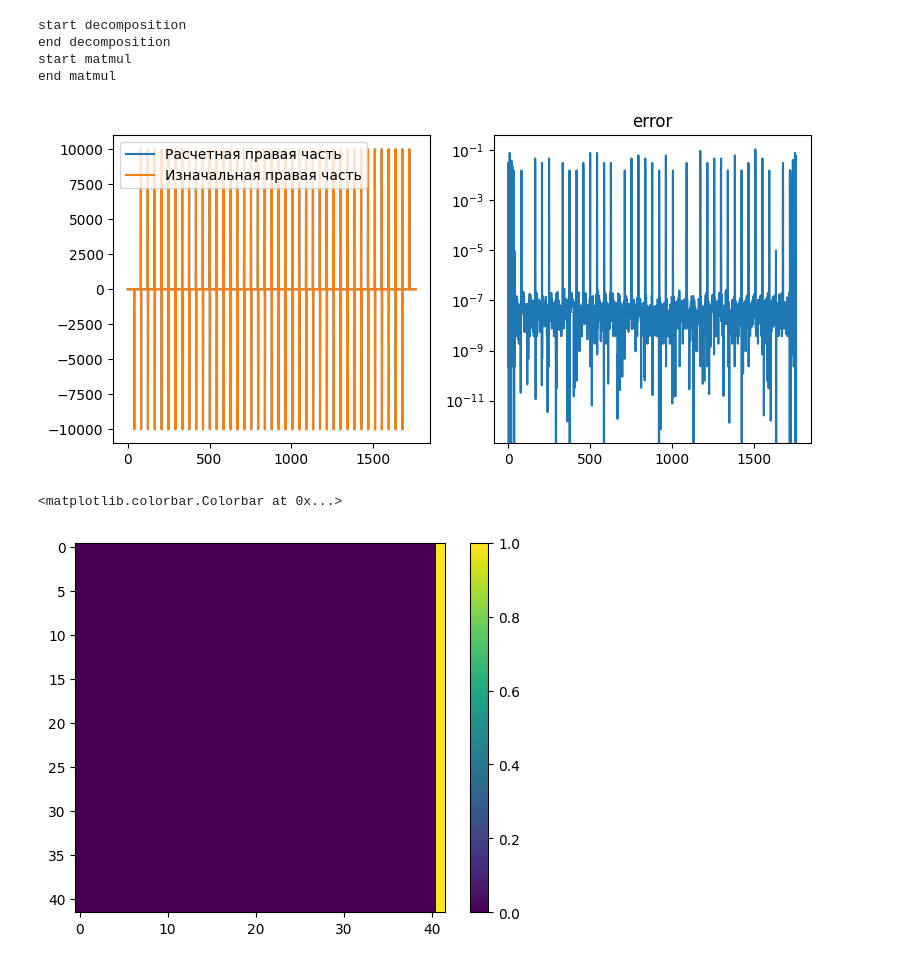
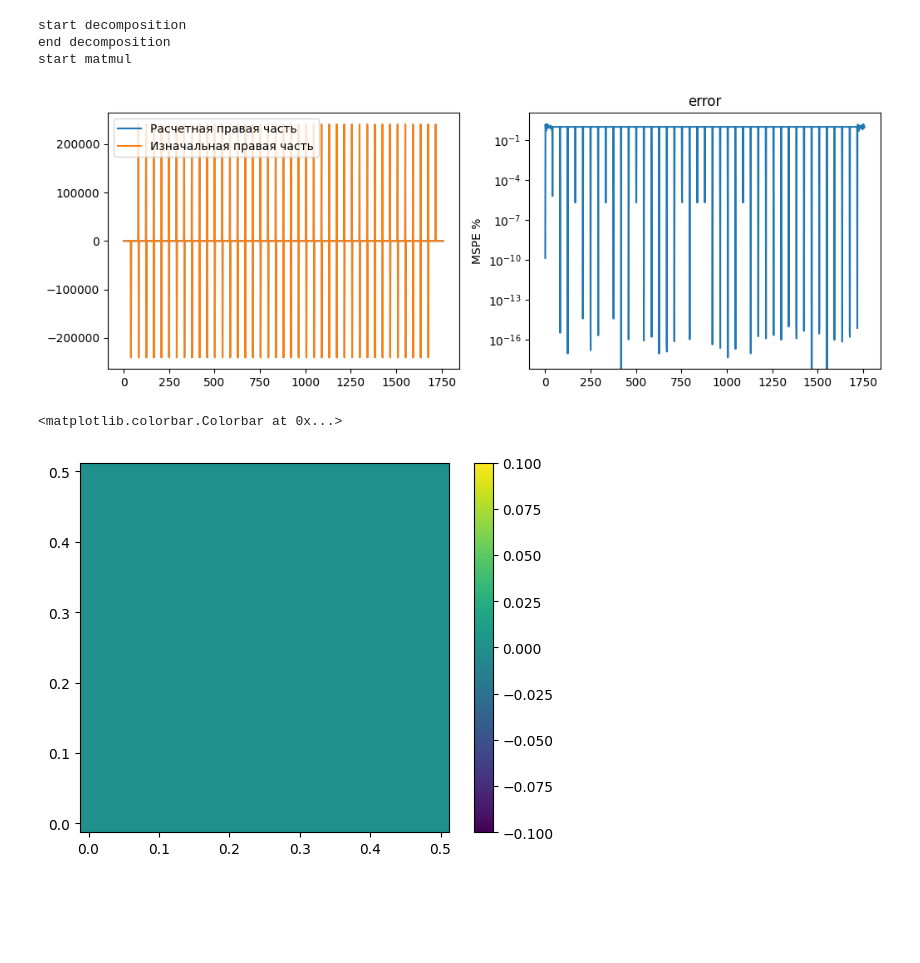
Before and after one commit to arty0mkha/MNSK_2024, a Jupyter notebook: STI_example.ipynb, the cells around one changed output. Saved outputs shown, nothing was run; the diff lists cells and outputs as text; code cells hidden in the pictures; blank space fills up the shorter version.

```diff
--- a/STI_example.ipynb
+++ b/STI_example.ipynb
@@ -6,12 +6,12 @@ from SaffmanTaylor import STI_solver
 # %%
 Nx = 40
 Ny = 40
-L = 1
-H = 1
+L = 1/2
+H = 1/2
 mu = 0.1
 w = 0.001
-inlet_vx = -0.1
-Q = inlet_vx*mu/(w**2)
+inlet_vx = -0.2
+Q = 12*inlet_vx*mu/(w**2)
 A = w**3/mu*np.ones(shape=(Ny, Nx+2))
 
 f = np.zeros(shape=(Ny,Nx))
@@ -20,25 +20,24 @@ bottom= np.zeros(Nx)
 left = Q*np.ones(Ny)
 right = -Q*np.ones(Ny)
 # %%
-init_C = np.zeros(shape=(Ny+2, Nx+2))
-init_C.T[-1] = 1
+init_C = np.zeros(shape=(Ny, Nx))
+# init_C.T[-1] = 1
 
 init_P = P = pure_Neumann_Poisson_solver(A, f, top, bottom, left, right, Nx ,Ny, L, H, True)
 
 f = np.zeros(shape=(Ny, Nx))
 
-inlet_Flux = np.zeros(shape=(Ny+2, Nx+2))
+inlet_Flux = np.zeros(shape=(Ny, Nx))
 inlet_Flux.T[-2:] = 1
 # %% [output]
 start decomposition
 end decomposition
 start matmul
-end matmul
-[figure, old version]
+[figure, new version]
 # %%
-plt.imshow(init_C)
+plt.imshow(init_C, extent=[-L/Nx, L+L/Nx, -H/Ny, H+H/Ny])
 plt.colorbar()
 # %% [output]
 <matplotlib.colorbar.Colorbar at 0x...>
-[figure, old version]
+[figure, new version]
 # %%
```
Also changed, not shown: parts of 5 cells of this notebook, 5 other files.
